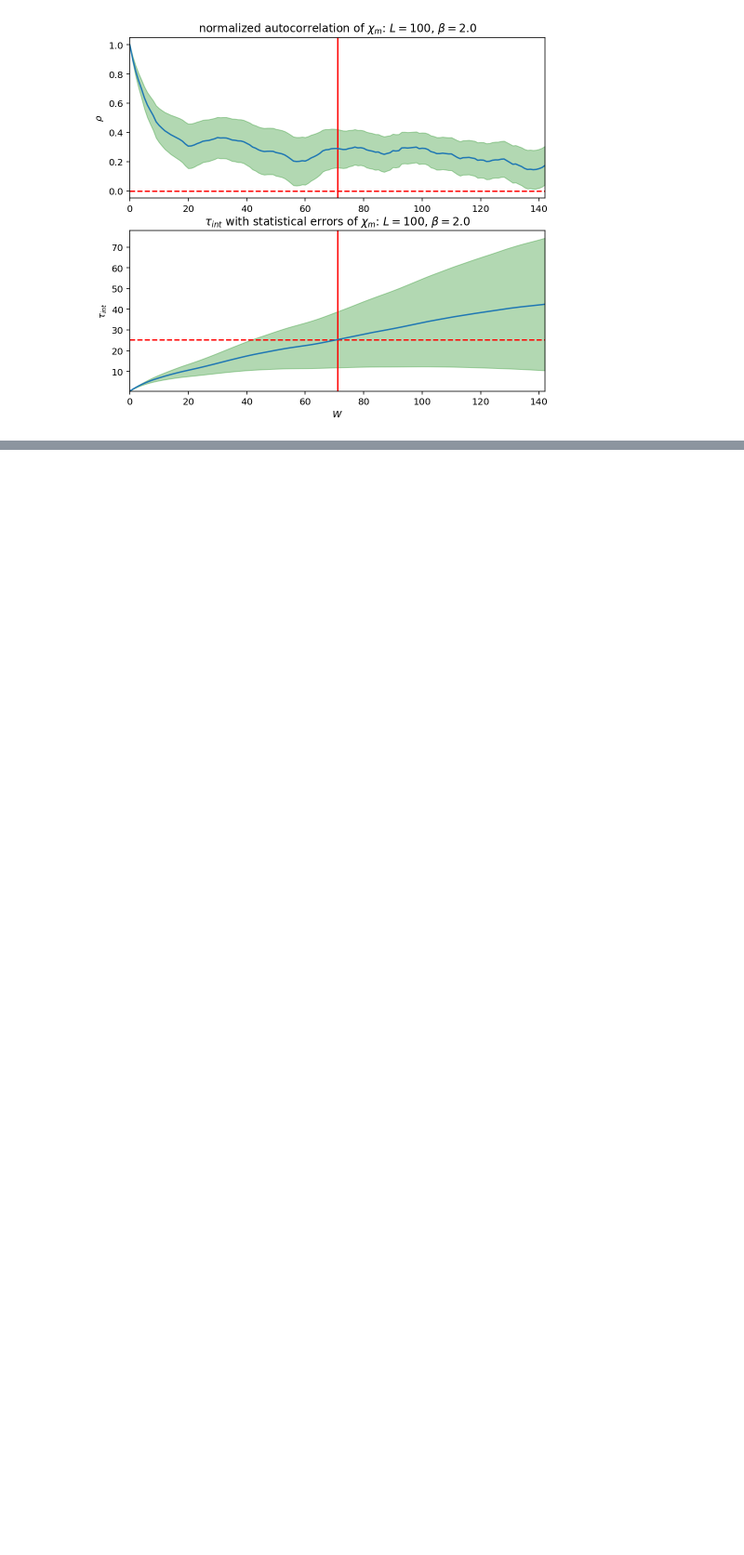
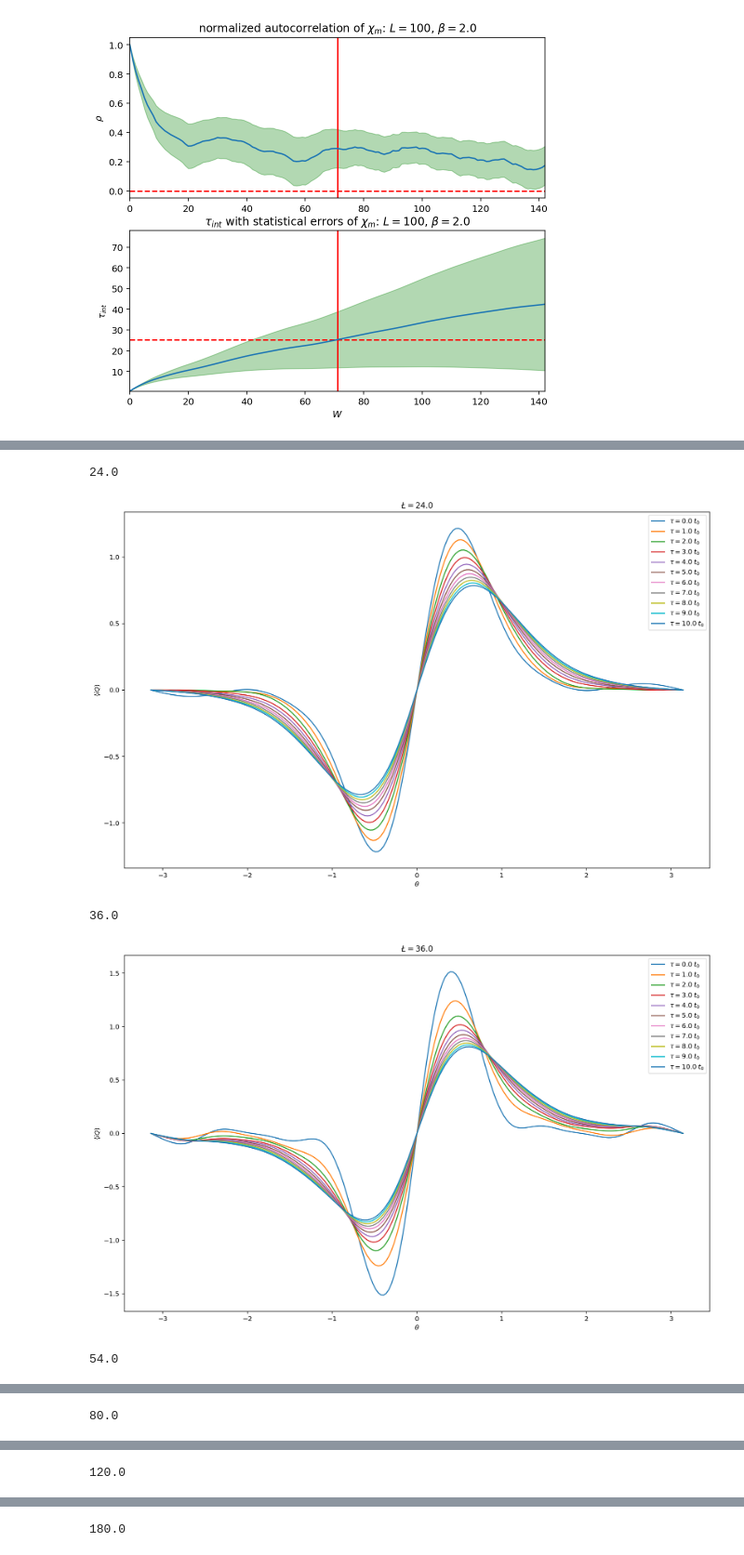
Before and after one commit to stuartthomas25/honors-thesis, a Jupyter notebook: code/gradient_flow.ipynb, the cells around one changed output, grey strips where cells are left out. Shown at 93% size. Cells and saved outputs as stored; diff of their text form; code cells hidden in the pictures; blank space fills up the shorter version.

```diff
--- a/code/gradient_flow.ipynb
+++ b/code/gradient_flow.ipynb
@@ -101,11 +109,11 @@ def i_filename(i): return f"inputs/gf/params_{i}.yml"
 o_filenames = []
 
 processes = []
-for i, (L, beta, t0) in enumerate(zip(Ls, betas, t0s)):
-    scaled_taus = [float(tau*t0) for tau in taus]
+for i, p in bietenholz_params.iterrows():
+    scaled_taus = [float(tau*p.t0) for tau in taus]
     yaml_data =  {
-            'beta': beta,
-            'L':    L,
+            'beta': float(p.beta),
+            'L':    float(p.L),
             'measurements': measurements,
             'thermalization': thermalization,
             'record_rate': record_rate,
@@ -318,10 +303,0 @@ data[['Q']]
-# %%
-thetas = np.linspace(-np.pi,np.pi,200)
-
-subdata = data[(data.tau==0.) & (data.L==80)]
-y = np.zeros_like(thetas, dtype=complex)
-
-for i,theta in enumerate(thetas):
-    Q = subdata[['Q']].to_numpy()[:,0]
-    signed_Q = np.exp(1j * Q * theta) * Q
-    y[i] = np.mean(signed_Q)
@@ -335,0 +345,31 @@ Text(0.5, 0, '$\\theta$')
+# %%
+thetas = np.linspace(-np.pi,np.pi,200)
+
+def get_iQ(theta, L, tau):
+    subdata = data[(data.tau-tau<1e-5) & (data.L==L)]
+    if subdata.size == 0: return np.nan
+
+    Q = subdata[['Q']].to_numpy()[:,0]
+    signed_Q = np.exp(1j * Q * theta) * Q
+    return -np.real(np.mean(1j*signed_Q))
+
+for i,p in bietenholz_params.iterrows():
+    print(p.L)
+    plt.figure(figsize=(16,10))
+    plt.title(f"$\\L={p.L}$")
+    for tau in taus:
+
+        y = [get_iQ(theta, p.L, p.t0*tau) for theta in thetas]
+        plt.plot(thetas, y, label=f"$\\tau={tau}\\;t_0$")
+
+
+    plt.ylabel(r"$\langle i Q \rangle$");
+    plt.xlabel(r"$\theta$")
+    plt.legend()
+    plt.show()
+# %% [output]
+24.0
+[figure, added]
+36.0
+[figure, added]
+54.0
@@ -335,0 +377 @@ Text(0.5, 0, '$\\theta$')
+80.0
@@ -335,0 +379 @@ Text(0.5, 0, '$\\theta$')
+120.0
@@ -335,0 +381 @@ Text(0.5, 0, '$\\theta$')
+180.0
```
Also changed, not shown: parts of 16 cells of this notebook, 10 other files.
